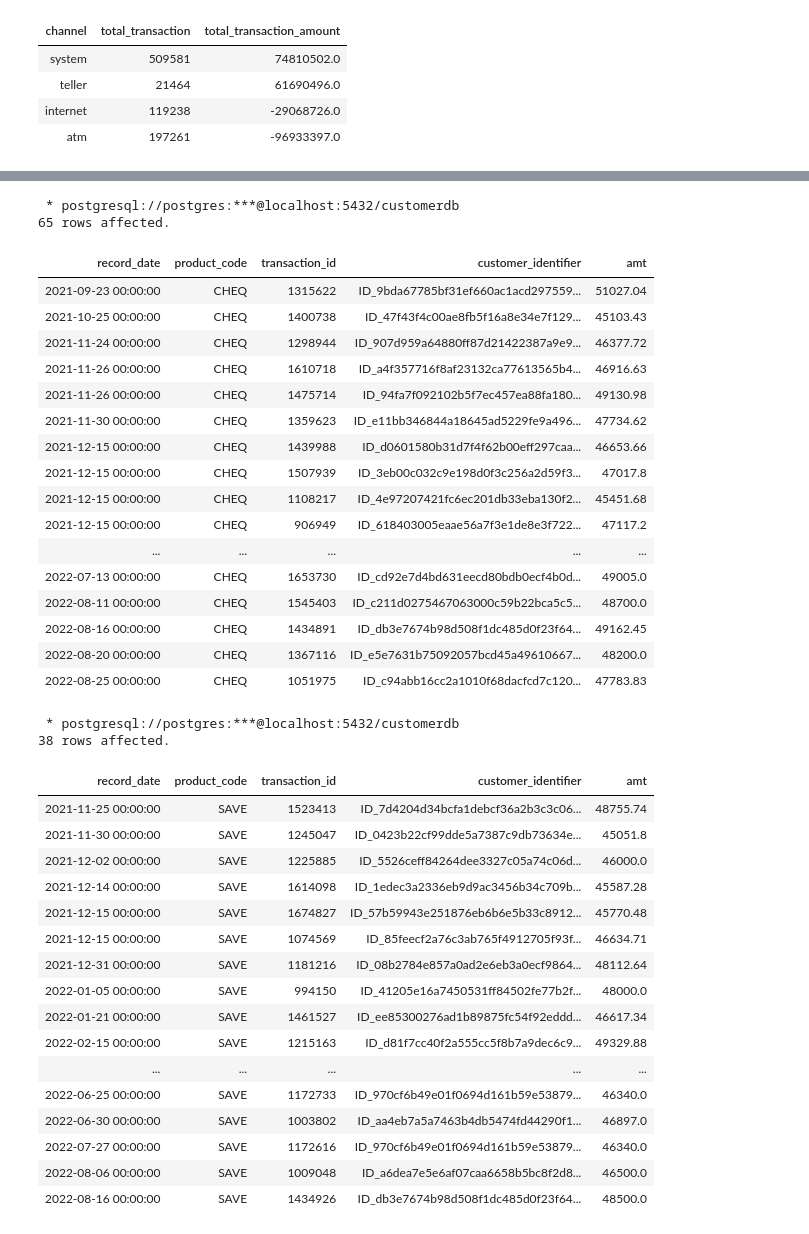
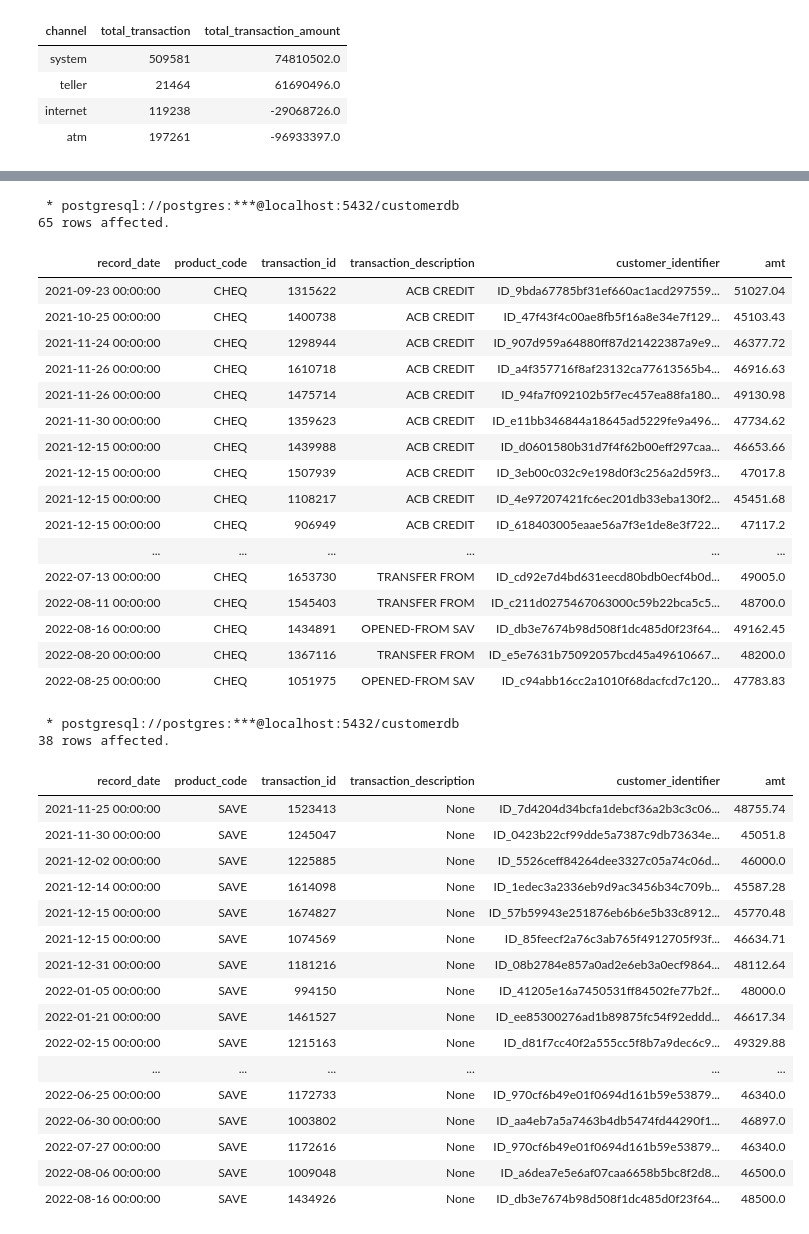
Before and after one commit to kanaka25/ABSA-Data, a Jupyter notebook: Jupyter_Script.ipynb, the cells around one changed output, grey strips where cells are left out. Cells and saved outputs as stored; diff of their text form; code cells hidden in the pictures.

```diff
--- a/Jupyter_Script.ipynb
+++ b/Jupyter_Script.ipynb
@@ -157,39 +174,38 @@ GROUP BY
 # %%
 %%sql
 
     SELECT
-       record_date, product_code, transaction_id, customer_identifier, amt
+       record_date, product_code, transaction_id, transaction_description, customer_identifier, amt
     FROM
         transactions
     WHERE product_code = 'CHEQ' AND amt > 45000
-    GROUP BY
-        record_date, transaction_id, customer_identifier, amt
+    GROUP BY record_date, transaction_id, customer_identifier, amt
     ORDER BY record_date asc
 # %% [output]
  * postgresql://postgres:***@localhost:5432/customerdb
 65 rows affected.
-| record_date | product_code | transaction_id | customer_identifier | amt |
-| 2021-09-23 00:00:00 | CHEQ | 1315622 | ID_9bda67785bf31ef660ac1acd297559... | 51027.04 |
-| 2021-10-25 00:00:00 | CHEQ | 1400738 | ID_47f43f4c00ae8fb5f16a8e34e7f129... | 45103.43 |
-| 2021-11-24 00:00:00 | CHEQ | 1298944 | ID_907d959a64880ff87d21422387a9e9... | 46377.72 |
-| 2021-11-26 00:00:00 | CHEQ | 1610718 | ID_a4f357716f8af23132ca77613565b4... | 46916.63 |
-| 2021-11-26 00:00:00 | CHEQ | 1475714 | ID_94fa7f092102b5f7ec457ea88fa180... | 49130.98 |
-| 2021-11-30 00:00:00 | CHEQ | 1359623 | ID_e11bb346844a18645ad5229fe9a496... | 47734.62 |
-| 2021-12-15 00:00:00 | CHEQ | 1439988 | ID_d0601580b31d7f4f62b00eff297caa... | 46653.66 |
-| 2021-12-15 00:00:00 | CHEQ | 1507939 | ID_3eb00c032c9e198d0f3c256a2d59f3... | 47017.8 |
-| 2021-12-15 00:00:00 | CHEQ | 1108217 | ID_4e97207421fc6ec201db33eba130f2... | 45451.68 |
-| 2021-12-15 00:00:00 | CHEQ | 906949 | ID_618403005eaae56a7f3e1de8e3f722... | 47117.2 |
-| ... | ... | ... | ... | ... |
-| 2022-07-13 00:00:00 | CHEQ | 1653730 | ID_cd92e7d4bd631eecd80bdb0ecf4b0d... | 49005.0 |
-| 2022-08-11 00:00:00 | CHEQ | 1545403 | ID_c211d0275467063000c59b22bca5c5... | 48700.0 |
-| 2022-08-16 00:00:00 | CHEQ | 1434891 | ID_db3e7674b98d508f1dc485d0f23f64... | 49162.45 |
-| 2022-08-20 00:00:00 | CHEQ | 1367116 | ID_e5e7631b75092057bcd45a49610667... | 48200.0 |
-| 2022-08-25 00:00:00 | CHEQ | 1051975 | ID_c94abb16cc2a1010f68dacfcd7c120... | 47783.83 |
+| record_date | product_code | transaction_id | transaction_description | customer_identifier | amt |
+| 2021-09-23 00:00:00 | CHEQ | 1315622 | ACB CREDIT | ID_9bda67785bf31ef660ac1acd297559... | 51027.04 |
+| 2021-10-25 00:00:00 | CHEQ | 1400738 | ACB CREDIT | ID_47f43f4c00ae8fb5f16a8e34e7f129... | 45103.43 |
+| 2021-11-24 00:00:00 | CHEQ | 1298944 | ACB CREDIT | ID_907d959a64880ff87d21422387a9e9... | 46377.72 |
+| 2021-11-26 00:00:00 | CHEQ | 1610718 | ACB CREDIT | ID_a4f357716f8af23132ca77613565b4... | 46916.63 |
+| 2021-11-26 00:00:00 | CHEQ | 1475714 | ACB CREDIT | ID_94fa7f092102b5f7ec457ea88fa180... | 49130.98 |
+| 2021-11-30 00:00:00 | CHEQ | 1359623 | ACB CREDIT | ID_e11bb346844a18645ad5229fe9a496... | 47734.62 |
+| 2021-12-15 00:00:00 | CHEQ | 1439988 | ACB CREDIT | ID_d0601580b31d7f4f62b00eff297caa... | 46653.66 |
+| 2021-12-15 00:00:00 | CHEQ | 1507939 | ACB CREDIT | ID_3eb00c032c9e198d0f3c256a2d59f3... | 47017.8 |
+| 2021-12-15 00:00:00 | CHEQ | 1108217 | ACB CREDIT | ID_4e97207421fc6ec201db33eba130f2... | 45451.68 |
+| 2021-12-15 00:00:00 | CHEQ | 906949 | ACB CREDIT | ID_618403005eaae56a7f3e1de8e3f722... | 47117.2 |
+| ... | ... | ... | ... | ... | ... |
+| 2022-07-13 00:00:00 | CHEQ | 1653730 | TRANSFER FROM | ID_cd92e7d4bd631eecd80bdb0ecf4b0d... | 49005.0 |
+| 2022-08-11 00:00:00 | CHEQ | 1545403 | TRANSFER FROM | ID_c211d0275467063000c59b22bca5c5... | 48700.0 |
+| 2022-08-16 00:00:00 | CHEQ | 1434891 | OPENED-FROM SAV | ID_db3e7674b98d508f1dc485d0f23f64... | 49162.45 |
+| 2022-08-20 00:00:00 | CHEQ | 1367116 | TRANSFER FROM | ID_e5e7631b75092057bcd45a49610667... | 48200.0 |
+| 2022-08-25 00:00:00 | CHEQ | 1051975 | OPENED-FROM SAV | ID_c94abb16cc2a1010f68dacfcd7c120... | 47783.83 |
 # %%
 %%sql
 
     SELECT
-       record_date, product_code, transaction_id, customer_identifier, amt
+       record_date, product_code, transaction_id, transaction_description, customer_identifier, amt
     FROM
         transactions
     WHERE product_code = 'SAVE' AND amt > 45000
@@ -199,20 +215,20 @@ GROUP BY
 # %% [output]
  * postgresql://postgres:***@localhost:5432/customerdb
 38 rows affected.
-| record_date | product_code | transaction_id | customer_identifier | amt |
-| 2021-11-25 00:00:00 | SAVE | 1523413 | ID_7d4204d34bcfa1debcf36a2b3c3c06... | 48755.74 |
-| 2021-11-30 00:00:00 | SAVE | 1245047 | ID_0423b22cf99dde5a7387c9db73634e... | 45051.8 |
-| 2021-12-02 00:00:00 | SAVE | 1225885 | ID_5526ceff84264dee3327c05a74c06d... | 46000.0 |
-| 2021-12-14 00:00:00 | SAVE | 1614098 | ID_1edec3a2336eb9d9ac3456b34c709b... | 45587.28 |
-| 2021-12-15 00:00:00 | SAVE | 1674827 | ID_57b59943e251876eb6b6e5b33c8912... | 45770.48 |
-| 2021-12-15 00:00:00 | SAVE | 1074569 | ID_85feecf2a76c3ab765f4912705f93f... | 46634.71 |
-| 2021-12-31 00:00:00 | SAVE | 1181216 | ID_08b2784e857a0ad2e6eb3a0ecf9864... | 48112.64 |
-| 2022-01-05 00:00:00 | SAVE | 994150 | ID_41205e16a7450531ff84502fe77b2f... | 48000.0 |
-| 2022-01-21 00:00:00 | SAVE | 1461527 | ID_ee85300276ad1b89875fc54f92eddd... | 46617.34 |
-| 2022-02-15 00:00:00 | SAVE | 1215163 | ID_d81f7cc40f2a555cc5f8b7a9dec6c9... | 49329.88 |
-| ... | ... | ... | ... | ... |
-| 2022-06-25 00:00:00 | SAVE | 1172733 | ID_970cf6b49e01f0694d161b59e53879... | 46340.0 |
-| 2022-06-30 00:00:00 | SAVE | 1003802 | ID_aa4eb7a5a7463b4db5474fd44290f1... | 46897.0 |
-| 2022-07-27 00:00:00 | SAVE | 1172616 | ID_970cf6b49e01f0694d161b59e53879... | 46340.0 |
-| 2022-08-06 00:00:00 | SAVE | 1009048 | ID_a6dea7e5e6af07caa6658b5bc8f2d8... | 46500.0 |
-| 2022-08-16 00:00:00 | SAVE | 1434926 | ID_db3e7674b98d508f1dc485d0f23f64... | 48500.0 |
+| record_date | product_code | transaction_id | transaction_description | customer_identifier | amt |
+| 2021-11-25 00:00:00 | SAVE | 1523413 | None | ID_7d4204d34bcfa1debcf36a2b3c3c06... | 48755.74 |
+| 2021-11-30 00:00:00 | SAVE | 1245047 | None | ID_0423b22cf99dde5a7387c9db73634e... | 45051.8 |
+| 2021-12-02 00:00:00 | SAVE | 1225885 | None | ID_5526ceff84264dee3327c05a74c06d... | 46000.0 |
+| 2021-12-14 00:00:00 | SAVE | 1614098 | None | ID_1edec3a2336eb9d9ac3456b34c709b... | 45587.28 |
+| 2021-12-15 00:00:00 | SAVE | 1674827 | None | ID_57b59943e251876eb6b6e5b33c8912... | 45770.48 |
+| 2021-12-15 00:00:00 | SAVE | 1074569 | None | ID_85feecf2a76c3ab765f4912705f93f... | 46634.71 |
+| 2021-12-31 00:00:00 | SAVE | 1181216 | None | ID_08b2784e857a0ad2e6eb3a0ecf9864... | 48112.64 |
+| 2022-01-05 00:00:00 | SAVE | 994150 | None | ID_41205e16a7450531ff84502fe77b2f... | 48000.0 |
+| 2022-01-21 00:00:00 | SAVE | 1461527 | None | ID_ee85300276ad1b89875fc54f92eddd... | 46617.34 |
+| 2022-02-15 00:00:00 | SAVE | 1215163 | None | ID_d81f7cc40f2a555cc5f8b7a9dec6c9... | 49329.88 |
+| ... | ... | ... | ... | ... | ... |
+| 2022-06-25 00:00:00 | SAVE | 1172733 | None | ID_970cf6b49e01f0694d161b59e53879... | 46340.0 |
+| 2022-06-30 00:00:00 | SAVE | 1003802 | None | ID_aa4eb7a5a7463b4db5474fd44290f1... | 46897.0 |
+| 2022-07-27 00:00:00 | SAVE | 1172616 | None | ID_970cf6b49e01f0694d161b59e53879... | 46340.0 |
+| 2022-08-06 00:00:00 | SAVE | 1009048 | None | ID_a6dea7e5e6af07caa6658b5bc8f2d8... | 46500.0 |
+| 2022-08-16 00:00:00 | SAVE | 1434926 | None | ID_db3e7674b98d508f1dc485d0f23f64... | 48500.0 |
```
Also changed, not shown: parts of 3 cells of this notebook.
